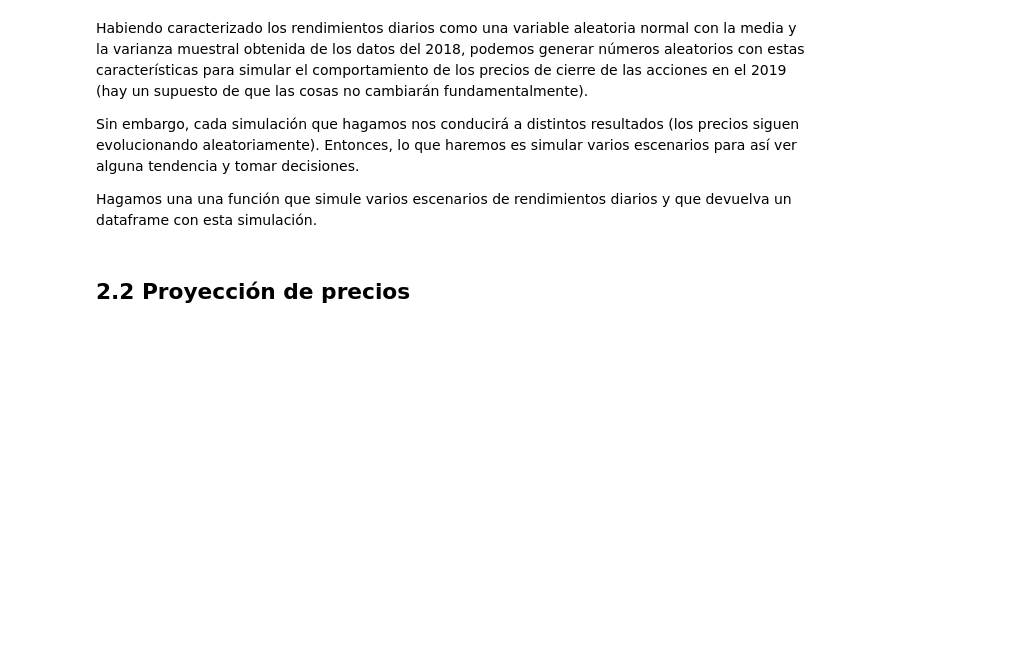
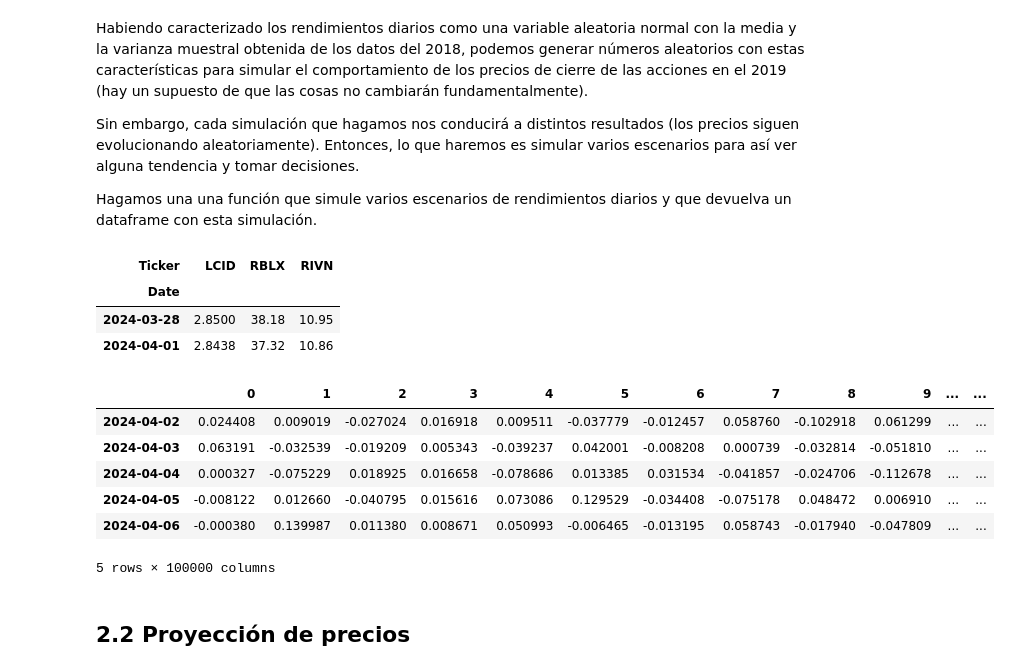
Before and after one commit to ArellanoMCarlos/SimMat_P2024, a Jupyter notebook: Módulo 2 - Montecarlo/Simulación de escenarios futuros.ipynb, the cells around one changed output. Cells and saved outputs as stored; diff of their text form; code cells hidden in the pictures; blank space fills up the shorter version.

```diff
--- a/Módulo 2 - Montecarlo/Simulación de escenarios futuros.ipynb
+++ b/Módulo 2 - Montecarlo/Simulación de escenarios futuros.ipynb
@@ -236,0 +289,5 @@ datos.plot(grid=True)
+# %%
+# Calculamos los rendimientos de todas las marcas
+R=datos.pct_change().dropna(how='all') # pct_change        -> cálculo de los rendimientos.
+                                       # dropna(how='all') -> Elimina las filas que tengan puros NaN
+R.describe() # Mostramos un resumen estadístico
@@ -240,3 +307,25 @@ Habiendo caracterizado los rendimientos diarios como una variable aleatoria norm
 Sin embargo, cada simulación que hagamos nos conducirá a distintos resultados (los precios siguen evolucionando aleatoriamente). Entonces, lo que haremos es simular varios escenarios para así ver alguna tendencia y tomar decisiones.
 
 Hagamos una una función que simule varios escenarios de rendimientos diarios y que devuelva un dataframe con esta simulación.
+# %%
+datos.tail(2)
+# %% [output]
+| Ticker | LCID | RBLX | RIVN |
+| Date |  |  |  |
+| 2024-03-28 | 2.8500 | 38.18 | 10.95 |
+| 2024-04-01 | 2.8438 | 37.32 | 10.86 |
+# %%
+# Simulamos los rendimientos de los siguientes 30 días usando 100000 escenarios
+fechas=pd.date_range('2024-04-02',periods=30)
+R_LCID=pd.DataFrame(index=fechas,data=np.random.normal(R['LCID'].mean(),R['LCID'].std(),(30,100000)))
+fechas
+# %%
+R_LCID.head()
+# %% [output]
+|  | 0 | 1 | 2 | 3 | 4 | 5 | 6 | 7 | 8 | 9 | ... | ... |
+| 2024-04-02 | 0.024408 | 0.009019 | -0.027024 | 0.016918 | 0.009511 | -0.037779 | -0.012457 | 0.058760 | -0.102918 | 0.061299 | ... | ... |
+| 2024-04-03 | 0.063191 | -0.032539 | -0.019209 | 0.005343 | -0.039237 | 0.042001 | -0.008208 | 0.000739 | -0.032814 | -0.051810 | ... | ... |
+| 2024-04-04 | 0.000327 | -0.075229 | 0.018925 | 0.016658 | -0.078686 | 0.013385 | 0.031534 | -0.041857 | -0.024706 | -0.112678 | ... | ... |
+| 2024-04-05 | -0.008122 | 0.012660 | -0.040795 | 0.015616 | 0.073086 | 0.129529 | -0.034408 | -0.075178 | 0.048472 | 0.006910 | ... | ... |
+| 2024-04-06 | -0.000380 | 0.139987 | 0.011380 | 0.008671 | 0.050993 | -0.006465 | -0.013195 | 0.058743 | -0.017940 | -0.047809 | ... | ... |
+5 rows × 100000 columns
```
Also changed, not shown: parts of 19 cells of this notebook, 1 other file.
